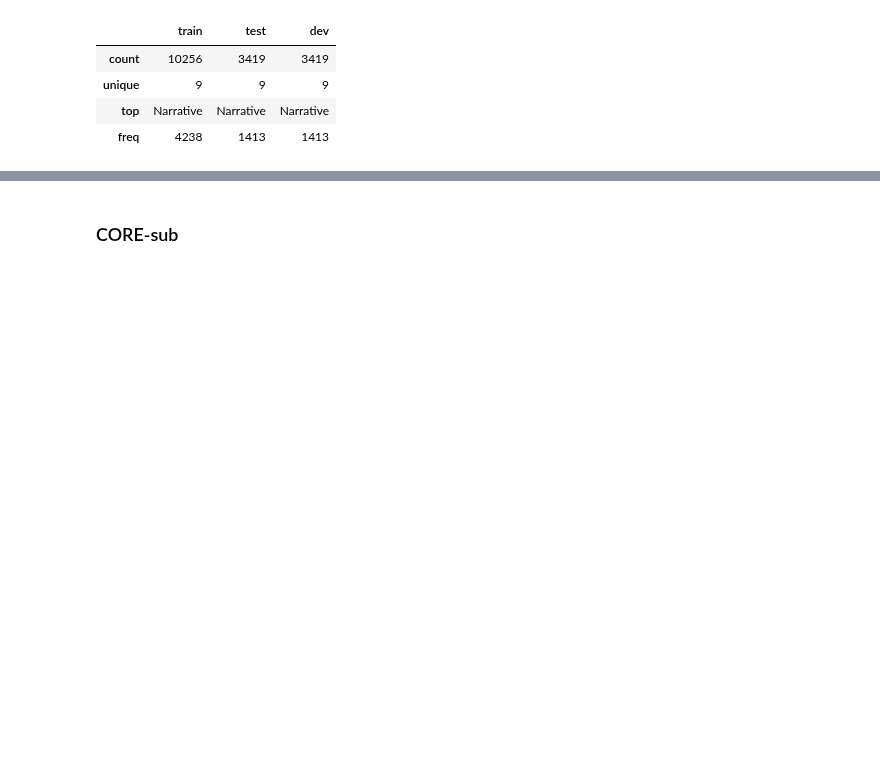
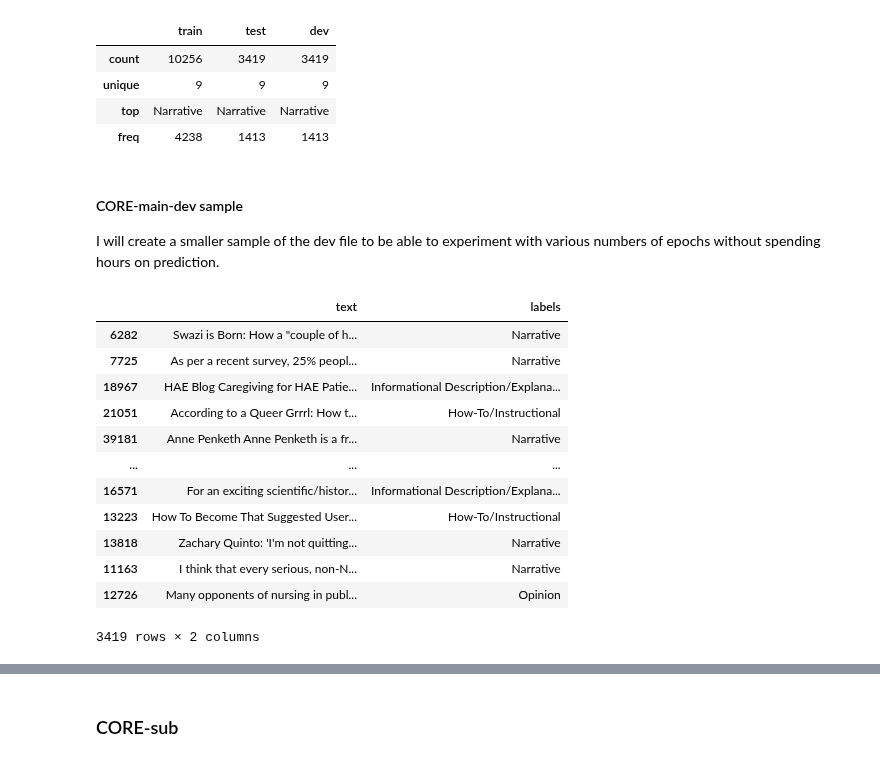
Before and after one commit to TajaKuzman/Genre-Datasets-Comparison, a Jupyter notebook: data-preparation-code/1-Data-Preparation-CORE.ipynb, the cells around one changed output, grey strips where cells are left out. Cells and saved outputs as stored; diff of their text form; code cells hidden in the pictures; blank space fills up the shorter version.

Commit message:
CORE classifier training

```diff
--- a/data-preparation-code/1-Data-Preparation-CORE.ipynb
+++ b/data-preparation-code/1-Data-Preparation-CORE.ipynb
@@ -606,3 +606,25 @@ df.describe()
 train.to_csv("/home/tajak/Genre-Datasets-Comparison/Genre-Datasets-Comparison/data-splits/CORE-main-subset-train.csv")
 test.to_csv("/home/tajak/Genre-Datasets-Comparison/Genre-Datasets-Comparison/data-splits/CORE-main-subset-test.csv")
 dev.to_csv("/home/tajak/Genre-Datasets-Comparison/Genre-Datasets-Comparison/data-splits/CORE-main-subset-dev.csv")
+# %% [markdown]
+#### CORE-main-dev sample
+I will create a smaller sample of the dev file to be able to experiment with various numbers of epochs without spending hours on prediction.
+# %%
+# Import CORE-main-subset-dev dataset
+
+dev = pd.read_csv("/home/tajak/Genre-Datasets-Comparison/Genre-Datasets-Comparison/data-splits/CORE-main-subset-dev.csv", index_col = 0)
+dev
+# %% [output]
+|  | text | labels |
+| 6282 | Swazi is Born: How a "couple of h... | Narrative |
+| 7725 | As per a recent survey, 25% peopl... | Narrative |
+| 18967 | HAE Blog Caregiving for HAE Patie... | Informational Description/Explana... |
+| 21051 | According to a Queer Grrrl: How t... | How-To/Instructional |
+| 39181 | Anne Penketh Anne Penketh is a fr... | Narrative |
+| ... | ... | ... |
+| 16571 | For an exciting scientific/histor... | Informational Description/Explana... |
+| 13223 | How To Become That Suggested User... | How-To/Instructional |
+| 13818 | Zachary Quinto: 'I'm not quitting... | Narrative |
+| 11163 | I think that every serious, non-N... | Narrative |
+| 12726 | Many opponents of nursing in publ... | Opinion |
+3419 rows × 2 columns
```
Also changed, not shown: parts of 6 cells of this notebook, 3 other files.
